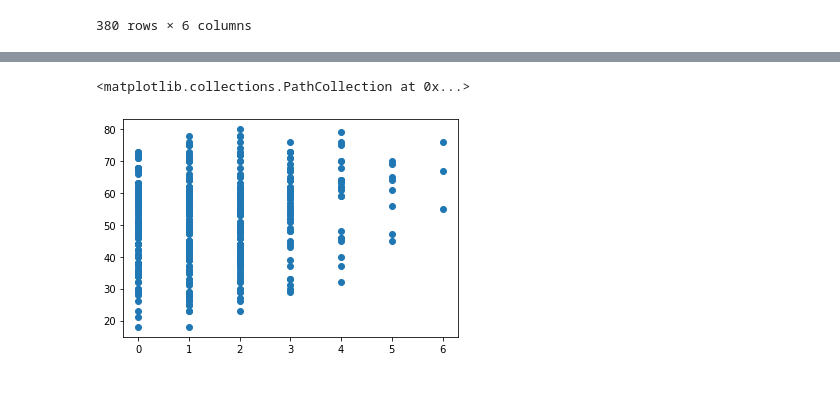
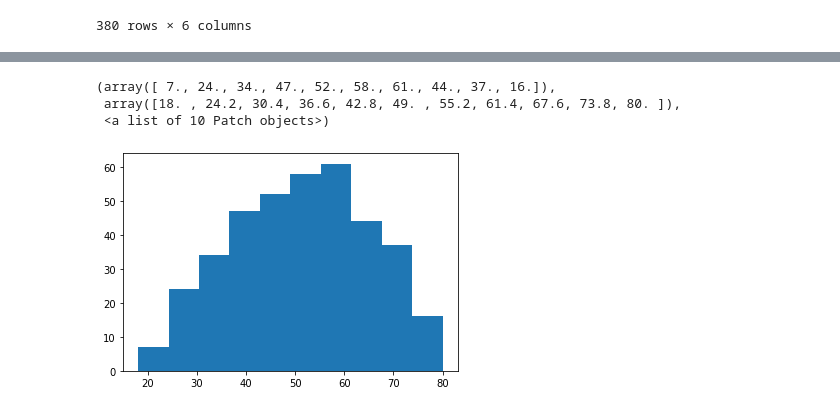
Before and after one commit to colm-o-caoimh/FootballSimulation, a Jupyter notebook: PDA_Project2020.ipynb, the cells around one changed output, grey strips where cells are left out. Saved outputs shown, nothing was run; the diff lists cells and outputs as text; code cells hidden in the pictures.

```diff
--- a/PDA_Project2020.ipynb
+++ b/PDA_Project2020.ipynb
@@ -184,9 +187,11 @@ df1
 380 rows × 5 columns
 # %%
-plt.scatter(htgc, df1["home_team_possession"])
+plt.hist(df1["home_team_possession"])
 # %% [output]
-<matplotlib.collections.PathCollection at 0x...>
+(array([ 7., 24., 34., 47., 52., 58., 61., 44., 37., 16.]),
+ array([18. , 24.2, 30.4, 36.6, 42.8, 49. , 55.2, 61.4, 67.6, 73.8, 80. ]),
+ <a list of 10 Patch objects>)
-[figure, old version]
+[figure, new version]
 # %%
 htgc = df1["home_team_goal_count"]
 # %%
```
Also changed, not shown: parts of 20 cells of this notebook.
